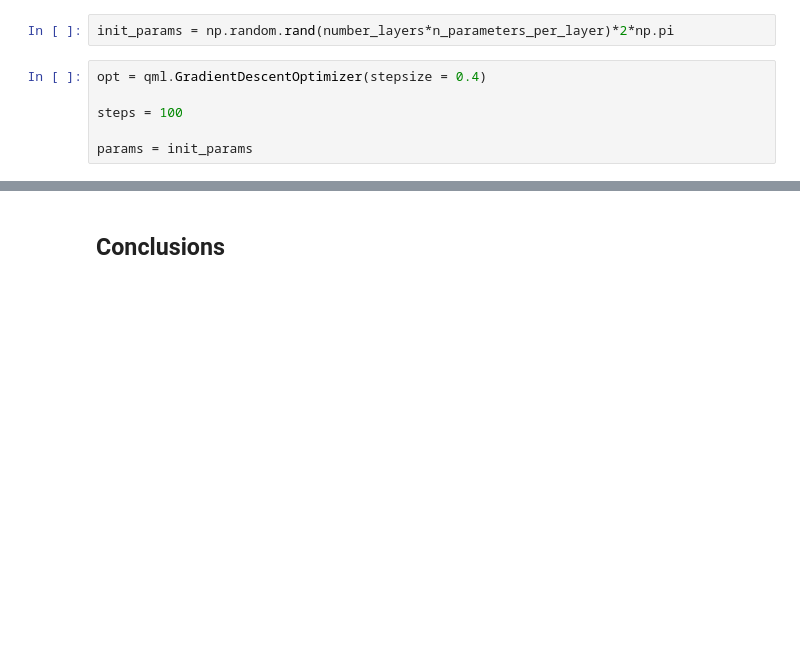
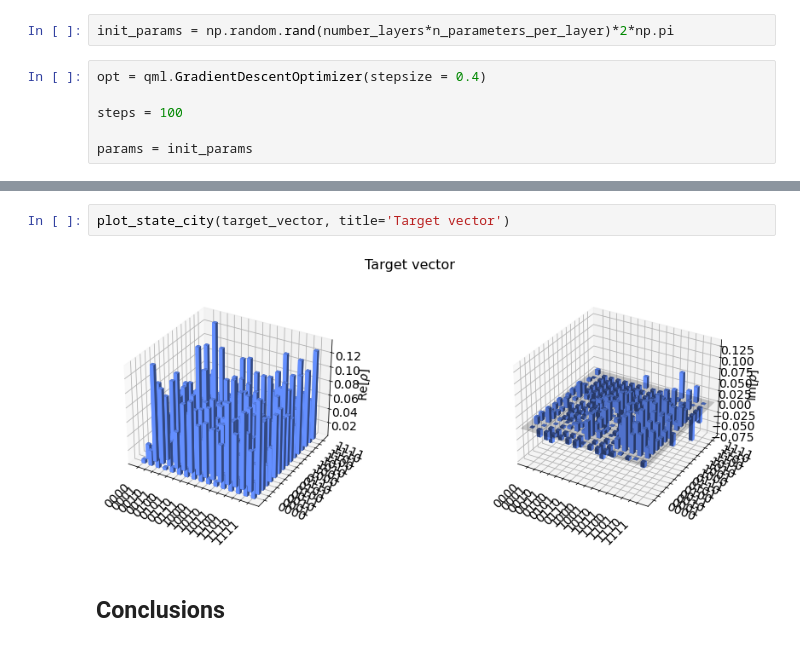
Before and after one commit to fioyarce/qosf_mentorship_program, a Jupyter notebook: Task 1/Task 1 - Solution.ipynb, the cells around one changed output, grey strips where cells are left out. Drawn from its saved outputs; the diff is of its cells as text; blank space fills up the shorter version.

```diff
--- a/Task 1/Task 1 - Solution.ipynb
+++ b/Task 1/Task 1 - Solution.ipynb
@@ -601,2 +629,6 @@ plt.show()
+# %%
+plot_state_city(target_vector, title='Target vector')
+# %% [output]
+[figure, added]
 # %% [markdown]
 ## Conclusions
```
Also changed, not shown: parts of 21 cells of this notebook.
